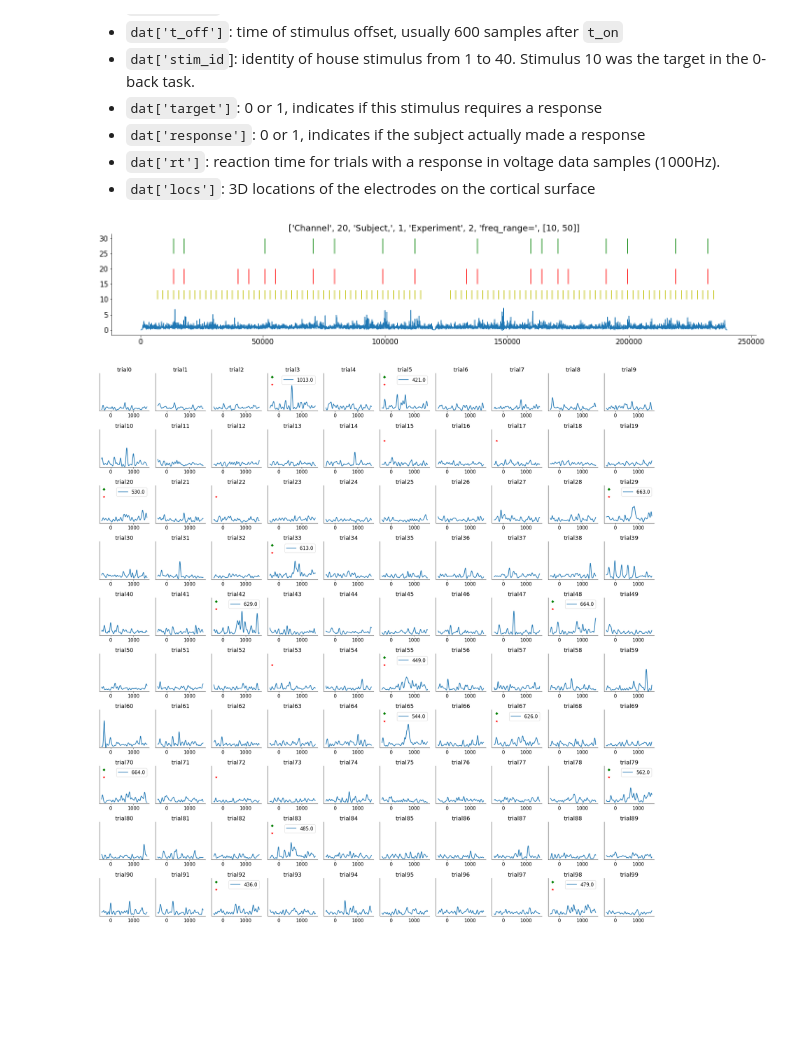
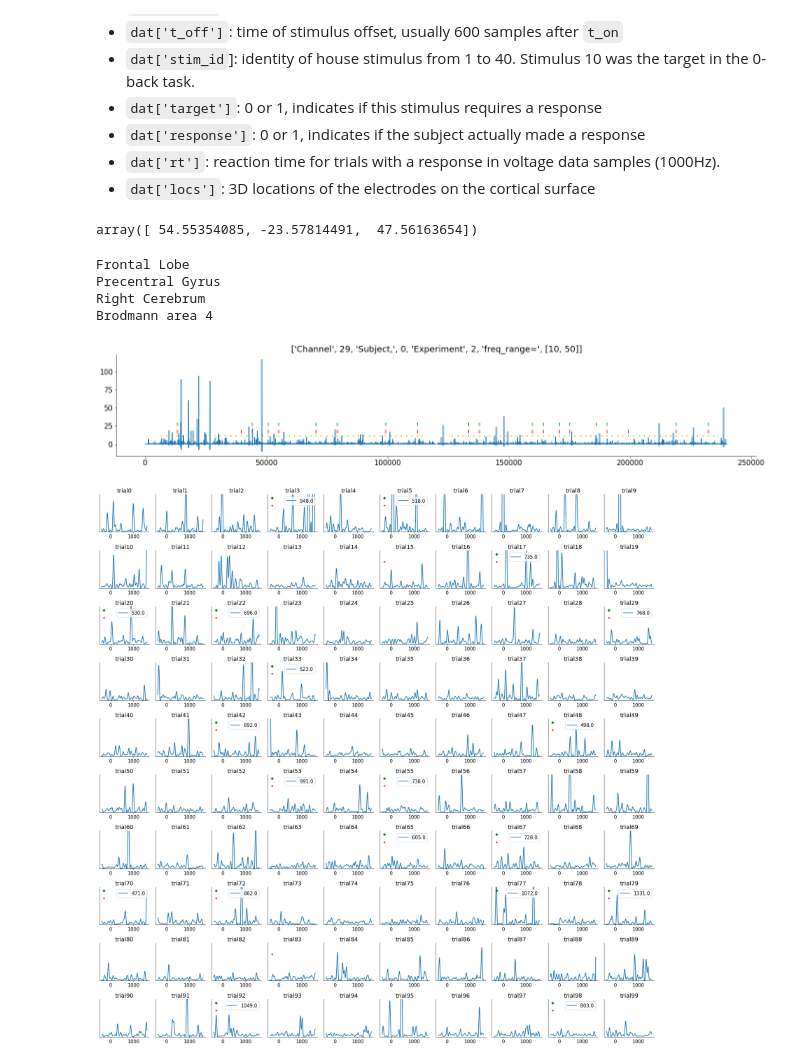
Before and after one commit to mslarson94/NMA2022_ECoG, a Jupyter notebook: projects/ECoG/TA_single_trial_data_anaylsis_nback.ipynb, the cells around one changed output. Cells and saved outputs as stored; diff of their text form; code cells hidden in the pictures; blank space fills up the shorter version.

```diff
--- a/projects/ECoG/TA_single_trial_data_anaylsis_nback.ipynb
+++ b/projects/ECoG/TA_single_trial_data_anaylsis_nback.ipynb
@@ -80,6 +80,10 @@ Variables for each block within each subject:
 * `dat['response']`: 0 or 1, indicates if the subject actually made a response
 * `dat['rt']`: reaction time for trials with a response in voltage data samples (1000Hz).
 * `dat['locs']`: 3D locations of the electrodes on the cortical surface
+# %%
+dat['locs'][27]
+# %% [output]
+array([ 54.55354085, -23.57814491,  47.56163654])
 # %%
 
 def get_voltage_patient_expirement_data(data, patient, experiment,freq_range):
@@ -108,12 +112,15 @@ def get_voltage_patient_expirement_data(data, patient, experiment,freq_range):
 #should I get voltage
 # %%
 
-chan=20
-subject_number=1
+chan=29
+subject_number=0
 experiment_number=2
 f_range=[10,50]
 V, dat=get_voltage_patient_expirement_data(alldat,subject_number,experiment_number,f_range)
-
+print(dat['lobe'][chan])
+print(dat['gyrus'][chan])
+print(dat['hemisphere'][chan])
+print(dat['Brodmann_Area'][chan])
 
 
 # divide into trials and average
@@ -127,32 +134,36 @@ V_epochs = np.reshape(V[ts, :], (nstim, 2000, nchan))
 
 V_onrp = (V_epochs[dat['target']==1])
 V_ofrp = (V_epochs[dat['target']==0])
 V_resp = (V_epochs[dat['response'] == 1])
 V_base = (V_epochs[dat['response'] == 0])
 
 
 plt.plot(V[:,chan])
 plt.vlines(dat['t_on'],10, 13,colors='y')
 plt.vlines(dat['t_on'][np.argwhere(dat['target']==1)],15,20,colors='r')
 plt.vlines(dat['t_on'][np.argwhere(dat['response']==1)],25,30,colors='g')
 plt.title(['Channel', chan, 'Subject,', subject_number,'Experiment', experiment_number, 'freq_range=', f_range])
 
 plt.figure(figsize=(25, 25))
 for j in range(100):
   ax = plt.subplot(10, 10, j+1)
 
   plt.plot(trange, V_epochs[j,: ,chan], lw=2)
   #plt.plot(trange, V_ofrp[j,:,chan], lw=2)
   if np.any(np.argwhere(dat['target']==1)==j):
     plt.plot(-300,7,'r',marker='*')
   if np.any(np.argwhere(dat['response']==1)==j):
     plt.plot(-300,9,'g',marker='D')
     plt.legend([dat['rt'][j]], loc='upper right',  title_fontsize='xx-small') #legend has response times in it
 
   plt.title('trial%d'%j)
   plt.yticks([])
   plt.ylim([0,10])
 plt.show()
 # %% [output]
+Frontal Lobe
+Precentral Gyrus
+Right Cerebrum
+Brodmann area 4
-[figure, old version]
+[figure, new version]
-[figure, old version]
+[figure, new version]
```
Also changed, not shown: parts of 1 cell of this notebook.
